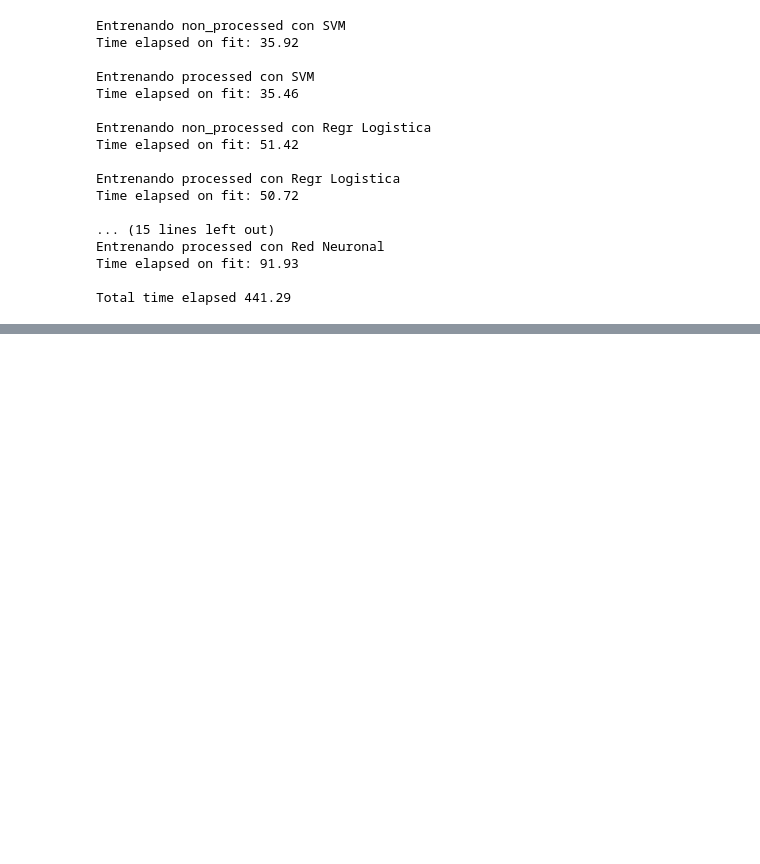
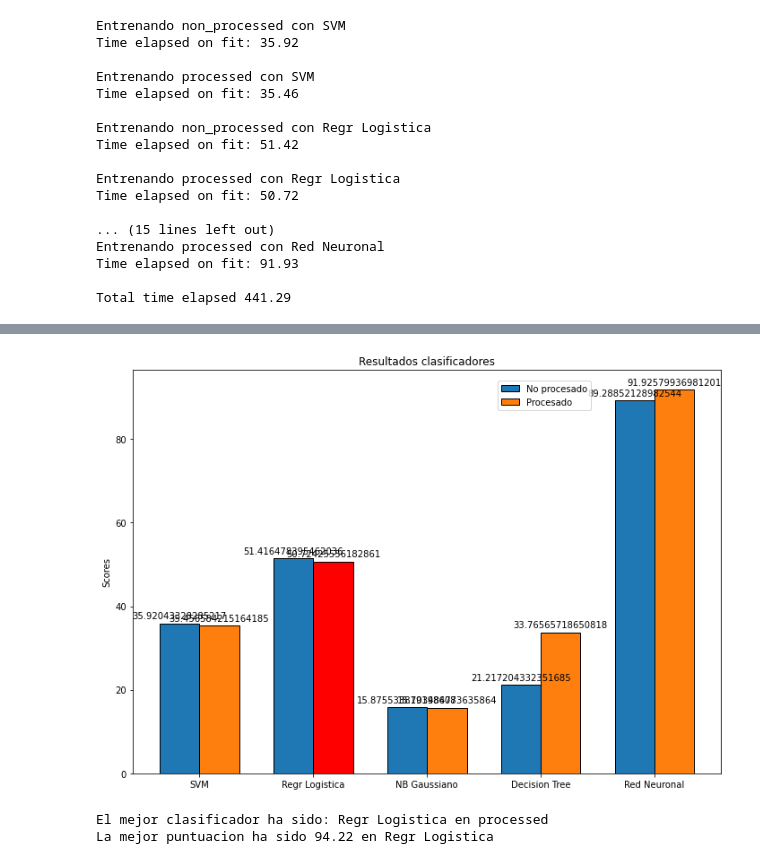
Before and after one commit to arribass/ClasificacionDeteccionSigns, a Jupyter notebook: Clasificacion_y_deteccion.ipynb, the cells around one changed output, grey strips where cells are left out. Drawn from its saved outputs; the diff is of its cells as text; code cells hidden in the pictures; blank space fills up the shorter version.

```diff
--- a/Clasificacion_y_deteccion.ipynb
+++ b/Clasificacion_y_deteccion.ipynb
@@ -356,4 +408,12 @@ print('La mejor puntuacion ha sido {} en {}'.format(Best_score,clf_names[i_clf])
 El mejor clasificador ha sido: Regr Logistica en processed
 La mejor puntuacion ha sido 94.22 en Regr Logistica
+# %%
+#Graficas score
+#Llamada funcion
+graficas_resultados(time_list)
+# %% [output]
+[figure, added]
+El mejor clasificador ha sido: Regr Logistica en processed
+La mejor puntuacion ha sido 94.22 en Regr Logistica
 # %%
 #Graficas de tiempo
```
Also changed, not shown: parts of 10 cells of this notebook.
